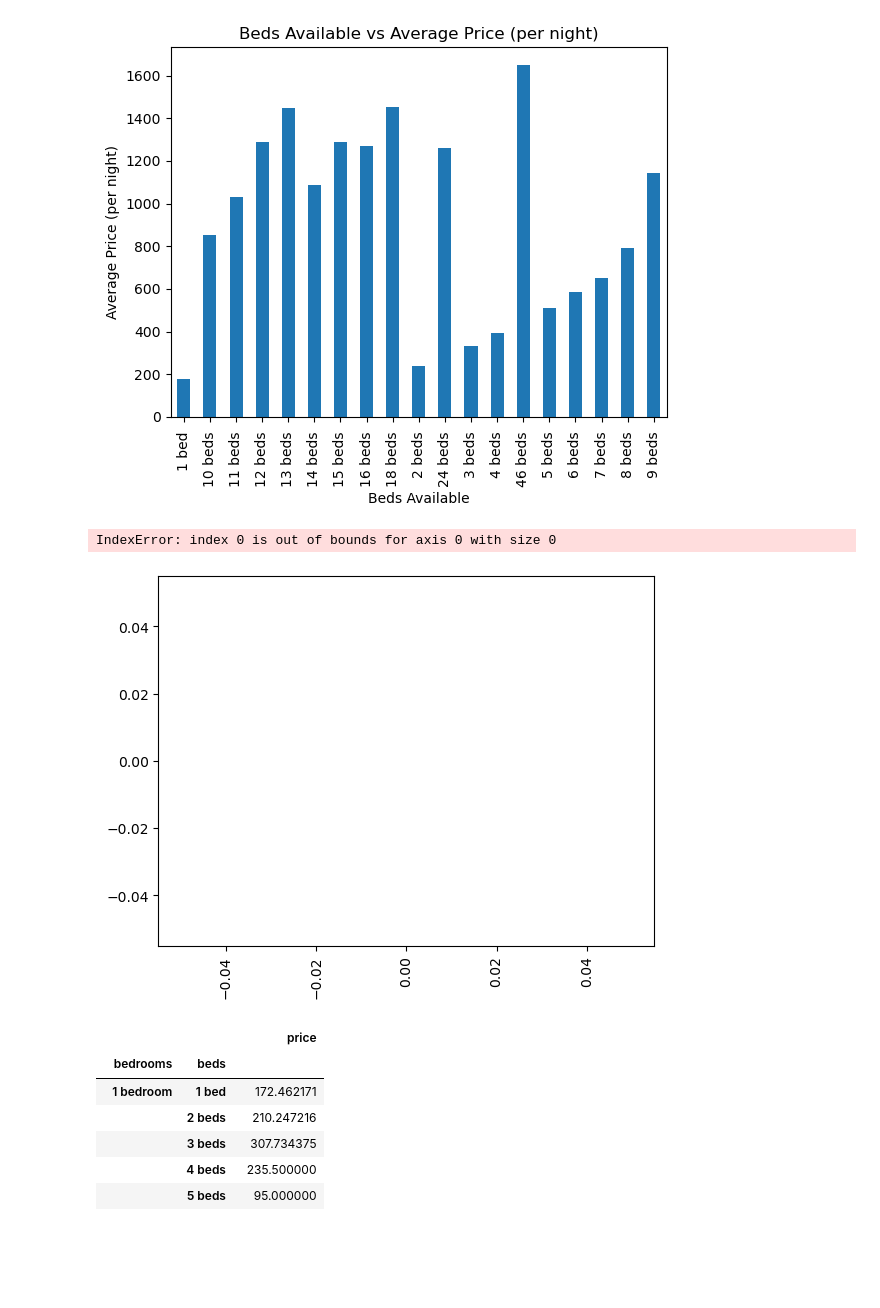
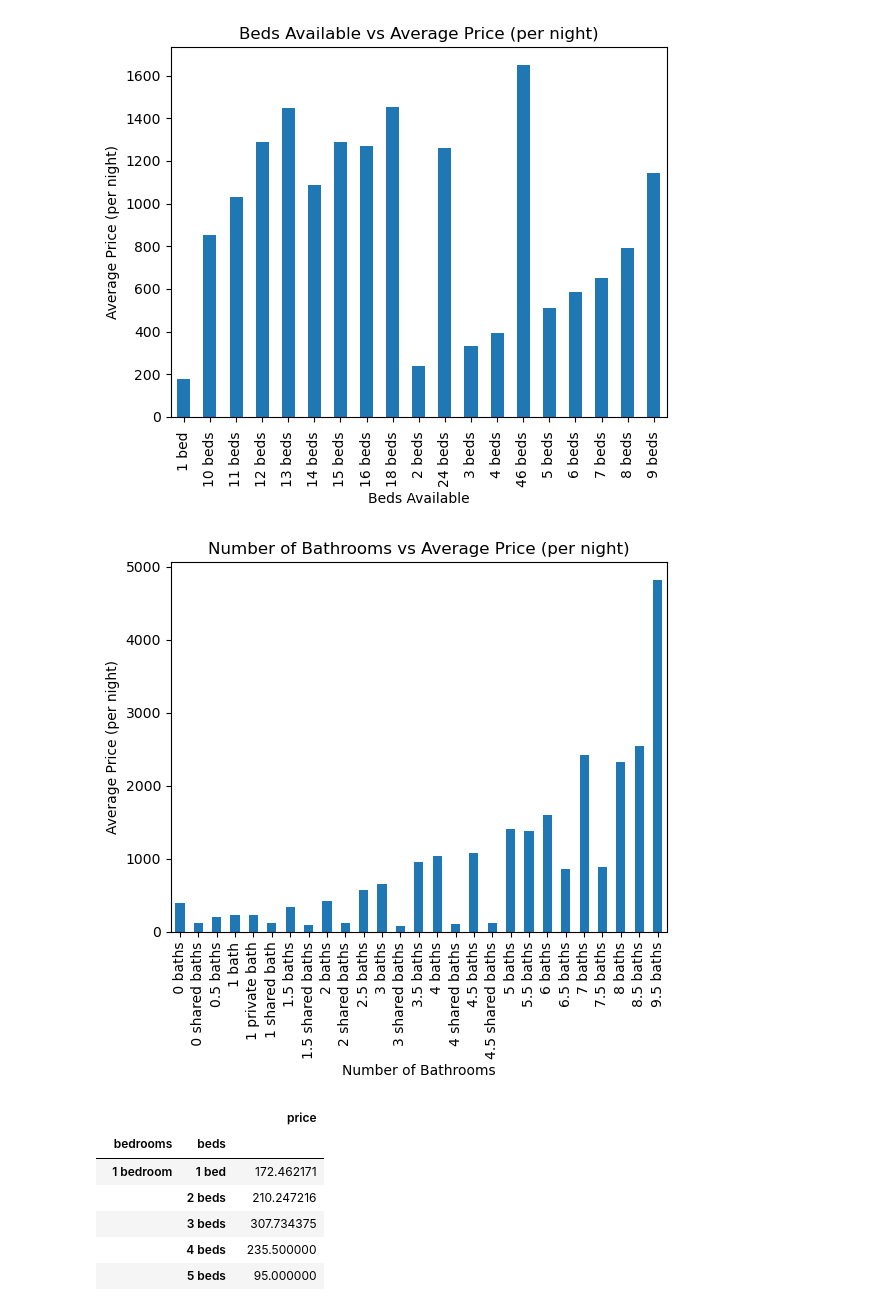
Before and after one commit to twmandel/Data-Project-1, a Jupyter notebook: RI_Analysis.ipynb, the cells around one changed output. Drawn from its saved outputs; the diff is of its cells as text; code cells hidden in the pictures; blank space fills up the shorter version.

```diff
--- a/RI_Analysis.ipynb
+++ b/RI_Analysis.ipynb
@@ -118,16 +121,15 @@ plt.show()
 # %%
 # Plot Average Price vs Number of Bathrooms
 
-xvalues = ri_listings.groupby("bathrooms")["price"].mean()
+xvalues = ri_listings.groupby("baths")["price"].mean()
 xvalues.plot(kind="bar")
 plt.xlabel("Number of Bathrooms")
 plt.ylabel("Average Price (per night)")
 plt.title("Number of Bathrooms vs Average Price (per night)")
 plt.xticks(rotation = 90)
 plt.show()
 # %% [output]
-IndexError: index 0 is out of bounds for axis 0 with size 0
-[figure, old version]
+[figure, new version]
 # %%
 # Grouped Bedrooms/Number of Beds vs Average Price
 
```
Also changed, not shown: parts of 17 cells of this notebook, 1 other file.
